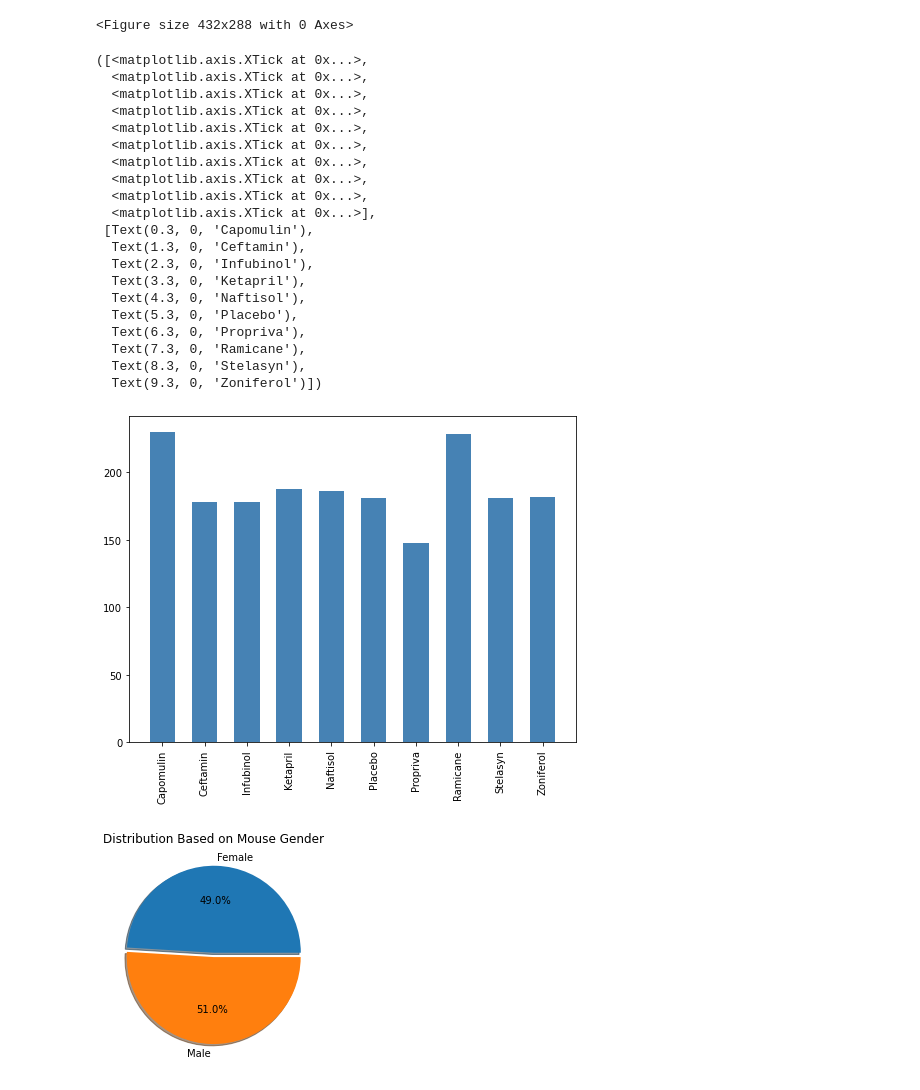
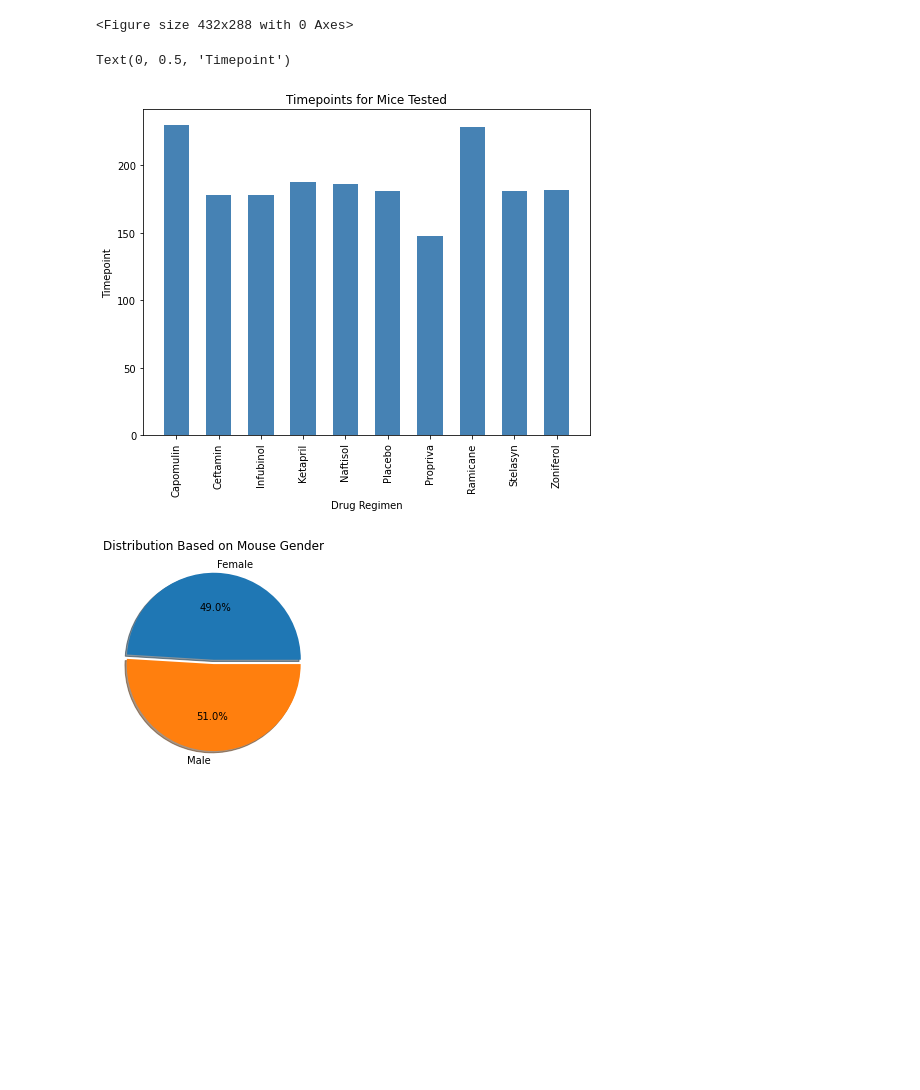
Before and after one commit to bfraser4/Python-Pharmaceutical-Data-Analysis, a Jupyter notebook: Pymaceuticals/PymaceuticalsAnalysis.ipynb, the cells around one changed output. Drawn from its saved outputs; the diff is of its cells as text; code cells hidden in the pictures; blank space fills up the shorter version.

```diff
--- a/Pymaceuticals/PymaceuticalsAnalysis.ipynb
+++ b/Pymaceuticals/PymaceuticalsAnalysis.ipynb
@@ -207,37 +205,22 @@ plt.tight_layout()
 <Figure size 432x288 with 0 Axes>
 # %%
 # #Generate a bar plot showing the total number of timepoints for all mice tested for each drug regimen using pyplot
-
 regimen = ["Capomulin", "Ceftamin", "Infubinol", "Ketapril", "Naftisol", "Placebo", "Propriva", "Ramicane", "Stelasyn", "Zoniferol"]
 timepoints_2 = clean_df.groupby('Drug Regimen')['Timepoint'].count()
 x_axis = np.arange(len(timepoints_2))
 ticks = [value+0.3 for value in x_axis]
 
 
 # #Create a list indicating where to write x labels and set figure size
 plt.figure(figsize=(8,6))
 plt.bar(x_axis, timepoints_2, color='steelblue', alpha=1, align='edge', width=0.6)
 plt.xticks(ticks, regimen, rotation='vertical')
+
+# Axis labels and Title
+plt.title('Timepoints for Mice Tested')
+plt.xlabel('Drug Regimen')
+plt.ylabel('Timepoint')
 # %% [output]
-([<matplotlib.axis.XTick at 0x...>,
-  <matplotlib.axis.XTick at 0x...>,
-  <matplotlib.axis.XTick at 0x...>,
-  <matplotlib.axis.XTick at 0x...>,
-  <matplotlib.axis.XTick at 0x...>,
-  <matplotlib.axis.XTick at 0x...>,
-  <matplotlib.axis.XTick at 0x...>,
-  <matplotlib.axis.XTick at 0x...>,
-  <matplotlib.axis.XTick at 0x...>,
-  <matplotlib.axis.XTick at 0x...>],
- [Text(0.3, 0, 'Capomulin'),
-  Text(1.3, 0, 'Ceftamin'),
-  Text(2.3, 0, 'Infubinol'),
-  Text(3.3, 0, 'Ketapril'),
-  Text(4.3, 0, 'Naftisol'),
-  Text(5.3, 0, 'Placebo'),
-  Text(6.3, 0, 'Propriva'),
-  Text(7.3, 0, 'Ramicane'),
-  Text(8.3, 0, 'Stelasyn'),
-  Text(9.3, 0, 'Zoniferol')])
+Text(0, 0.5, 'Timepoint')
-[figure, old version]
+[figure, new version]
 # %%
```
Also changed, not shown: parts of 8 cells of this notebook, 1 other file.
